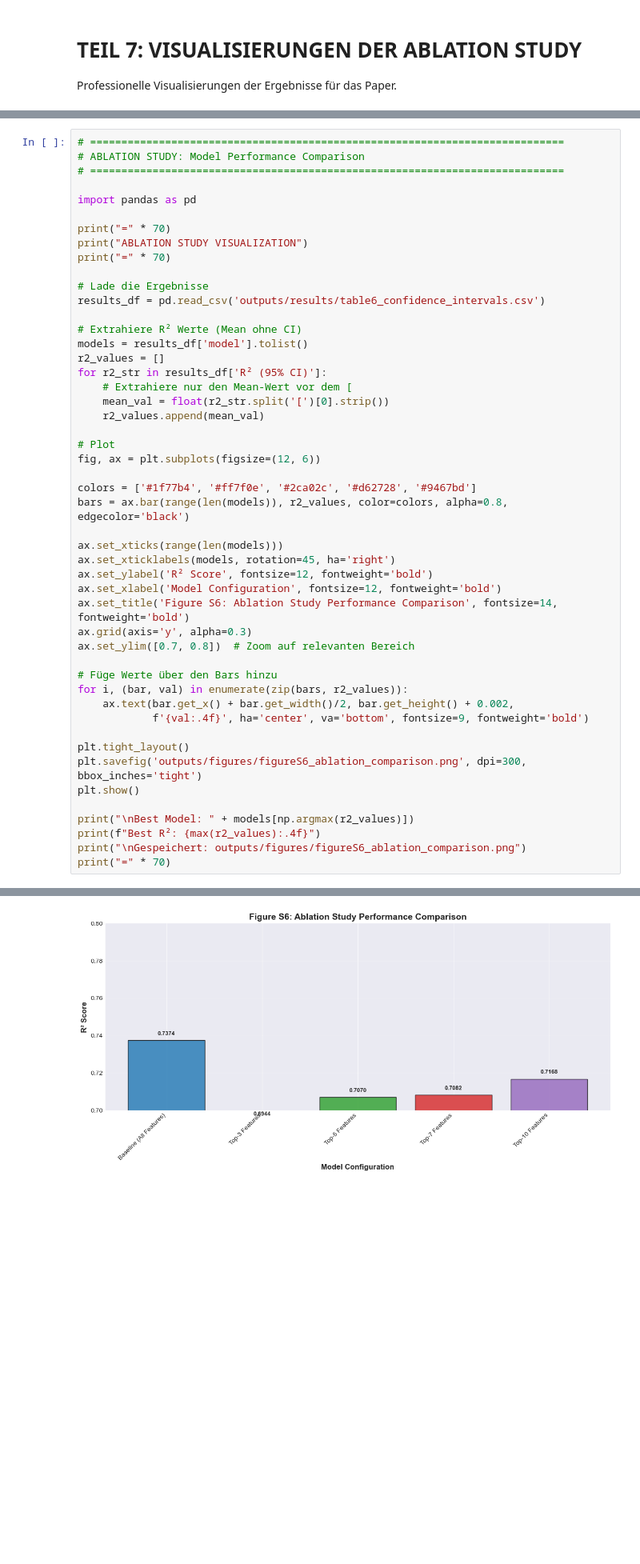
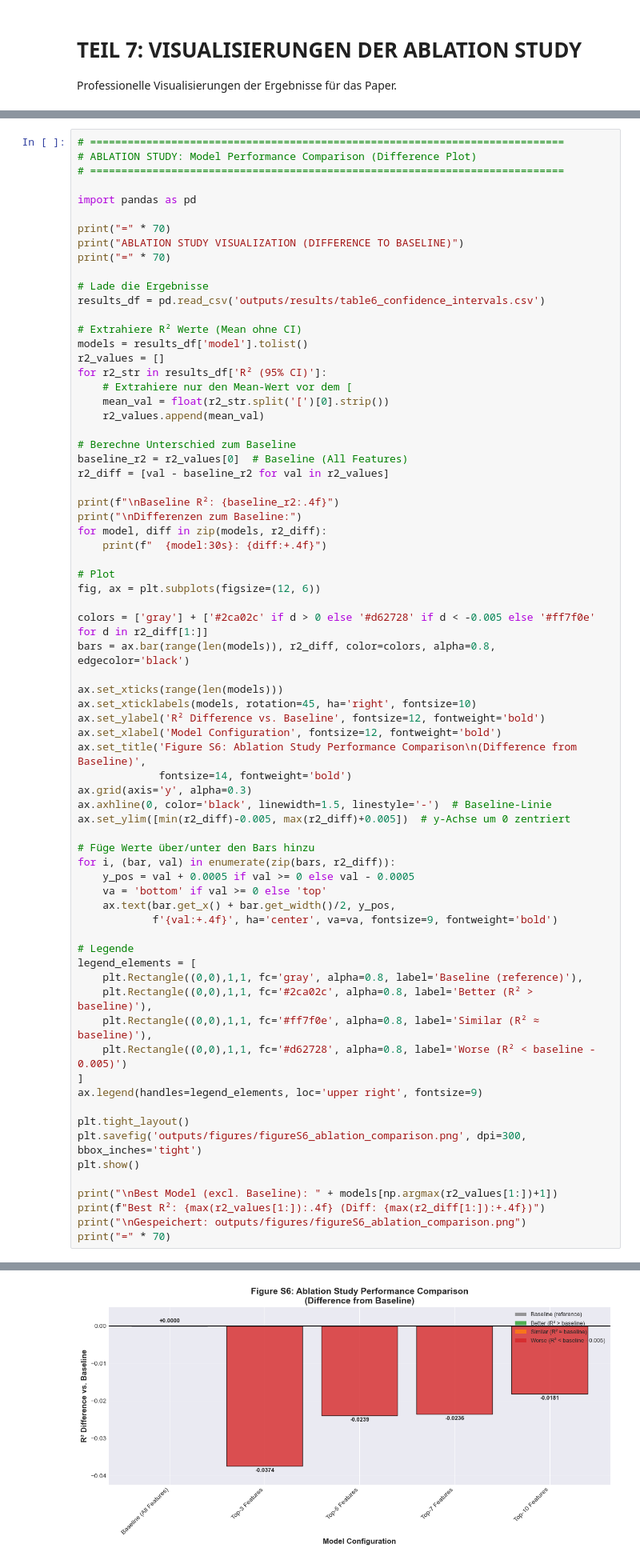
Before and after one commit to AnoukHecht/KDT_Paper_2, a Jupyter notebook: Week5_Ablation_Study_26_Features.ipynb, the cells around one changed output, grey strips where cells are left out. Shown at 80% size. Cells and saved outputs as stored; diff of their text form; blank space fills up the shorter version.

```diff
--- a/Week5_Ablation_Study_26_Features.ipynb
+++ b/Week5_Ablation_Study_26_Features.ipynb
@@ -2817,13 +2843,13 @@ Gespeichert: outputs/figures/figureS5_feature_importance_detail.png
 ======================================================================
 # %%
 # ============================================================================
-# ABLATION STUDY: Model Performance Comparison
+# ABLATION STUDY: Model Performance Comparison (Difference Plot)
 # ============================================================================
 
 import pandas as pd
 
 print("=" * 70)
-print("ABLATION STUDY VISUALIZATION")
+print("ABLATION STUDY VISUALIZATION (DIFFERENCE TO BASELINE)")
 print("=" * 70)
 
 # Lade die Ergebnisse
@@ -2837,31 +2863,53 @@ for r2_str in results_df['R² (95% CI)']:
     mean_val = float(r2_str.split('[')[0].strip())
     r2_values.append(mean_val)
 
+# Berechne Unterschied zum Baseline
+baseline_r2 = r2_values[0]  # Baseline (All Features)
+r2_diff = [val - baseline_r2 for val in r2_values]
+
+print(f"\nBaseline R²: {baseline_r2:.4f}")
+print("\nDifferenzen zum Baseline:")
+for model, diff in zip(models, r2_diff):
+    print(f"  {model:30s}: {diff:+.4f}")
+
 # Plot
 fig, ax = plt.subplots(figsize=(12, 6))
 
-colors = ['#1f77b4', '#ff7f0e', '#2ca02c', '#d62728', '#9467bd']
-bars = ax.bar(range(len(models)), r2_values, color=colors, alpha=0.8, edgecolor='black')
+colors = ['gray'] + ['#2ca02c' if d > 0 else '#d62728' if d < -0.005 else '#ff7f0e' for d in r2_diff[1:]]
+bars = ax.bar(range(len(models)), r2_diff, color=colors, alpha=0.8, edgecolor='black')
 
 ax.set_xticks(range(len(models)))
-ax.set_xticklabels(models, rotation=45, ha='right')
-ax.set_ylabel('R² Score', fontsize=12, fontweight='bold')
+ax.set_xticklabels(models, rotation=45, ha='right', fontsize=10)
+ax.set_ylabel('R² Difference vs. Baseline', fontsize=12, fontweight='bold')
 ax.set_xlabel('Model Configuration', fontsize=12, fontweight='bold')
-ax.set_title('Figure S6: Ablation Study Performance Comparison', fontsize=14, fontweight='bold')
+ax.set_title('Figure S6: Ablation Study Performance Comparison\n(Difference from Baseline)',
+             fontsize=14, fontweight='bold')
 ax.grid(axis='y', alpha=0.3)
-ax.set_ylim([0.7, 0.8])  # Zoom auf relevanten Bereich
+ax.axhline(0, color='black', linewidth=1.5, linestyle='-')  # Baseline-Linie
+ax.set_ylim([min(r2_diff)-0.005, max(r2_diff)+0.005])  # y-Achse um 0 zentriert
 
-# Füge Werte über den Bars hinzu
-for i, (bar, val) in enumerate(zip(bars, r2_values)):
-    ax.text(bar.get_x() + bar.get_width()/2, bar.get_height() + 0.002,
-            f'{val:.4f}', ha='center', va='bottom', fontsize=9, fontweight='bold')
+# Füge Werte über/unter den Bars hinzu
+for i, (bar, val) in enumerate(zip(bars, r2_diff)):
+    y_pos = val + 0.0005 if val >= 0 else val - 0.0005
+    va = 'bottom' if val >= 0 else 'top'
+    ax.text(bar.get_x() + bar.get_width()/2, y_pos,
+            f'{val:+.4f}', ha='center', va=va, fontsize=9, fontweight='bold')
+
+# Legende
+legend_elements = [
+    plt.Rectangle((0,0),1,1, fc='gray', alpha=0.8, label='Baseline (reference)'),
+    plt.Rectangle((0,0),1,1, fc='#2ca02c', alpha=0.8, label='Better (R² > baseline)'),
+    plt.Rectangle((0,0),1,1, fc='#ff7f0e', alpha=0.8, label='Similar (R² ≈ baseline)'),
+    plt.Rectangle((0,0),1,1, fc='#d62728', alpha=0.8, label='Worse (R² < baseline - 0.005)')
+]
+ax.legend(handles=legend_elements, loc='upper right', fontsize=9)
 
 plt.tight_layout()
 plt.savefig('outputs/figures/figureS6_ablation_comparison.png', dpi=300, bbox_inches='tight')
 plt.show()
 
-print("\nBest Model: " + models[np.argmax(r2_values)])
-print(f"Best R²: {max(r2_values):.4f}")
+print("\nBest Model (excl. Baseline): " + models[np.argmax(r2_values[1:])+1])
+print(f"Best R²: {max(r2_values[1:]):.4f} (Diff: {max(r2_diff[1:]):+.4f})")
 print("\nGespeichert: outputs/figures/figureS6_ablation_comparison.png")
 print("=" * 70)
 # %% [output]
@@ -2871 +2928 @@ ABLATION STUDY VISUALIZATION
-[figure, old version]
+[figure, new version]
```
Also changed, not shown: parts of 24 cells of this notebook, 23 other files.
